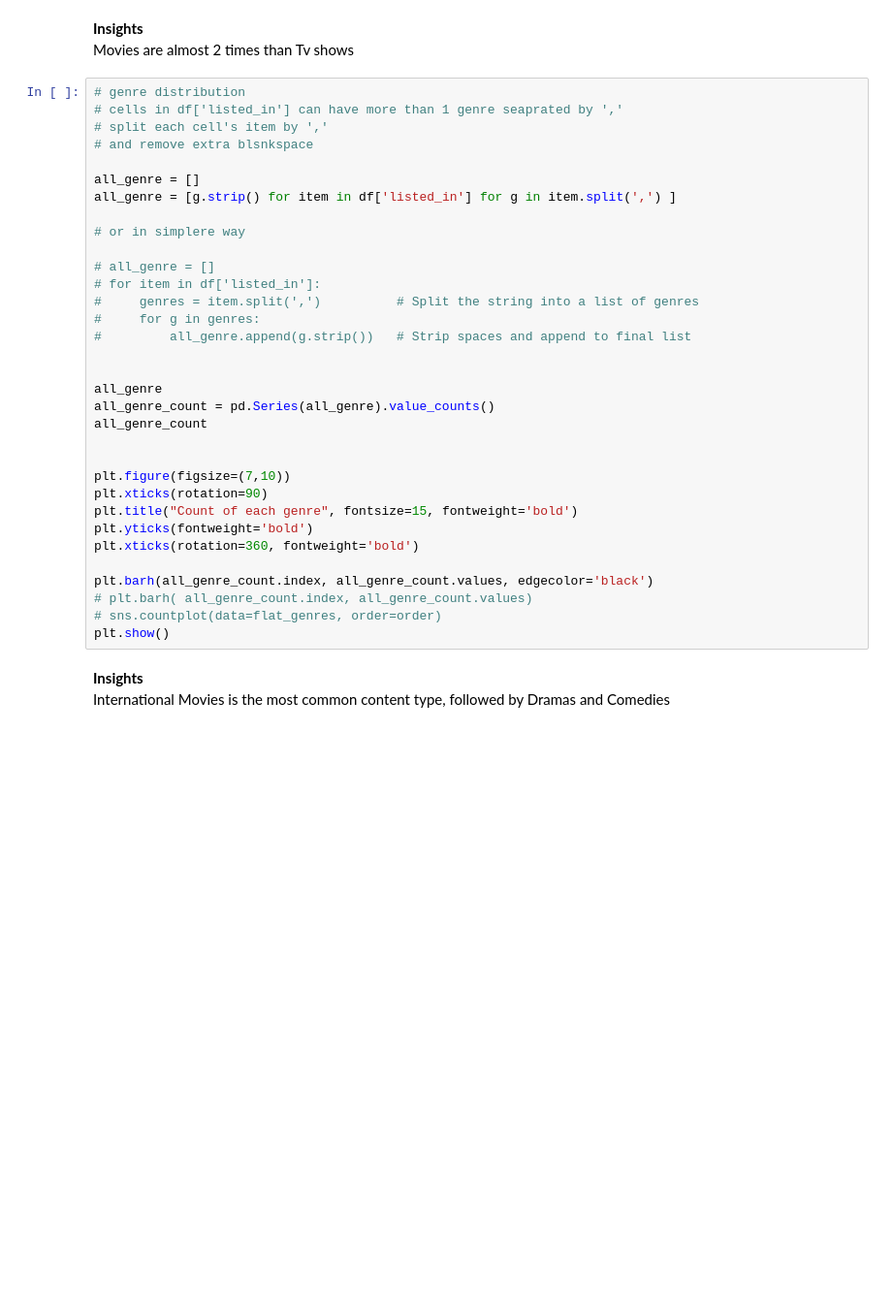
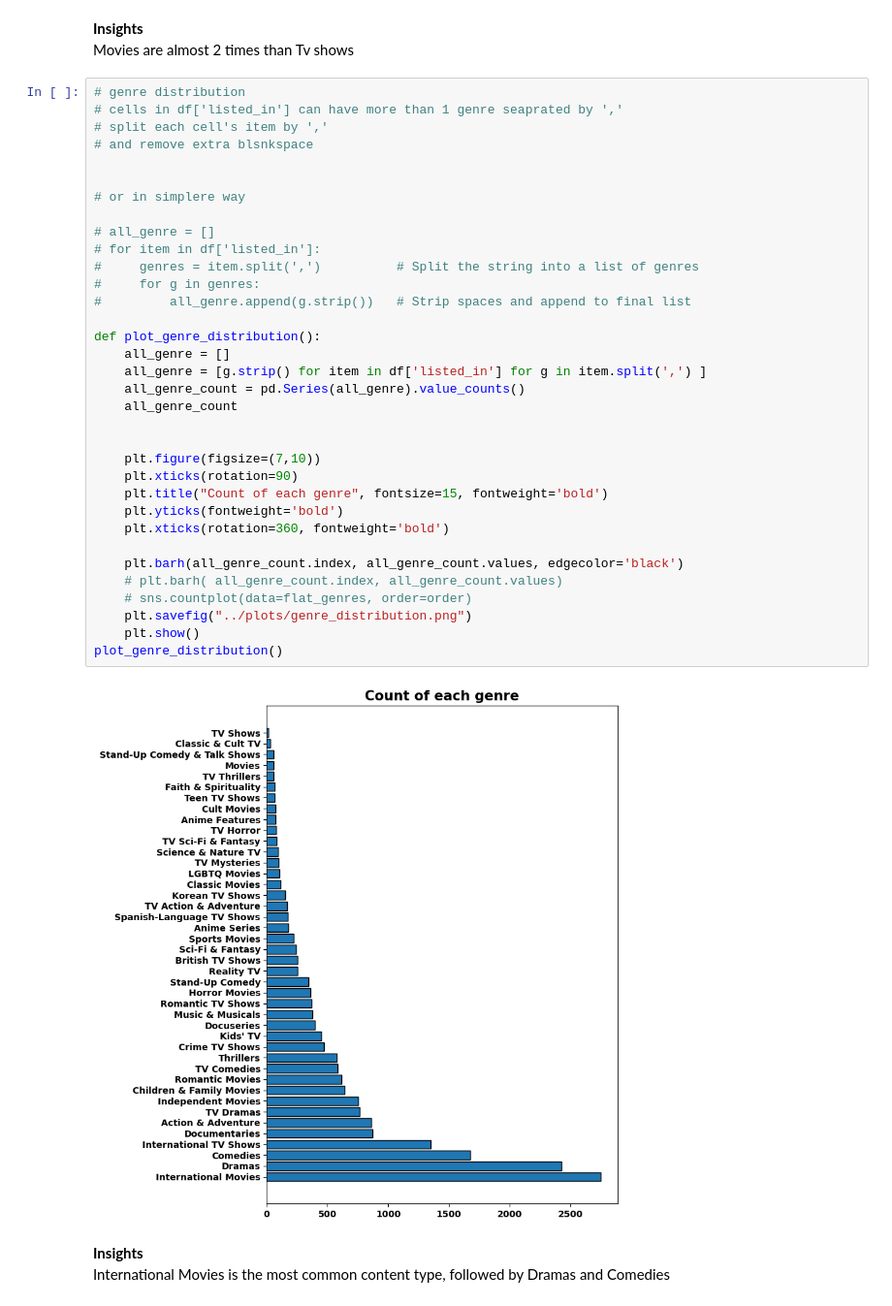
Before and after one commit to nikhilgusain/Netflix-ratings-analysis, a Jupyter notebook: notebooks/analysis.ipynb, the cells around one changed output. Shown at 97% size. Drawn from its saved outputs; the diff is of its cells as text; blank space fills up the shorter version.

Commit message:
Made all plot-making parts modular

```diff
--- a/notebooks/analysis.ipynb
+++ b/notebooks/analysis.ipynb
@@ -225,36 +229,39 @@ Movies are almost 2 times than Tv shows
 # %%
 # genre distribution
 # cells in df['listed_in'] can have more than 1 genre seaprated by ','
 # split each cell's item by ','
 # and remove extra blsnkspace
 
-all_genre = []
-all_genre = [g.strip() for item in df['listed_in'] for g in item.split(',') ]
 
 # or in simplere way
 
 # all_genre = []
 # for item in df['listed_in']:
 #     genres = item.split(',')          # Split the string into a list of genres
 #     for g in genres:
 #         all_genre.append(g.strip())   # Strip spaces and append to final list
 
-
-all_genre
-all_genre_count = pd.Series(all_genre).value_counts()
-all_genre_count
+def plot_genre_distribution():
+    all_genre = []
+    all_genre = [g.strip() for item in df['listed_in'] for g in item.split(',') ]
+    all_genre_count = pd.Series(all_genre).value_counts()
+    all_genre_count
 
 
-plt.figure(figsize=(7,10))
-plt.xticks(rotation=90)
-plt.title("Count of each genre", fontsize=15, fontweight='bold')
-plt.yticks(fontweight='bold')
-plt.xticks(rotation=360, fontweight='bold')
+    plt.figure(figsize=(7,10))
+    plt.xticks(rotation=90)
+    plt.title("Count of each genre", fontsize=15, fontweight='bold')
+    plt.yticks(fontweight='bold')
+    plt.xticks(rotation=360, fontweight='bold')
 
-plt.barh(all_genre_count.index, all_genre_count.values, edgecolor='black')
-# plt.barh( all_genre_count.index, all_genre_count.values)
-# sns.countplot(data=flat_genres, order=order)
-plt.show()
+    plt.barh(all_genre_count.index, all_genre_count.values, edgecolor='black')
+    # plt.barh( all_genre_count.index, all_genre_count.values)
+    # sns.countplot(data=flat_genres, order=order)
+    plt.savefig("../plots/genre_distribution.png")
+    plt.show()
+plot_genre_distribution()
+# %% [output]
+[figure, added]
 # %% [markdown]
 **Insights**
 International Movies is the most common content type, followed by Dramas and Comedies
```
Also changed, not shown: parts of 8 cells of this notebook.
